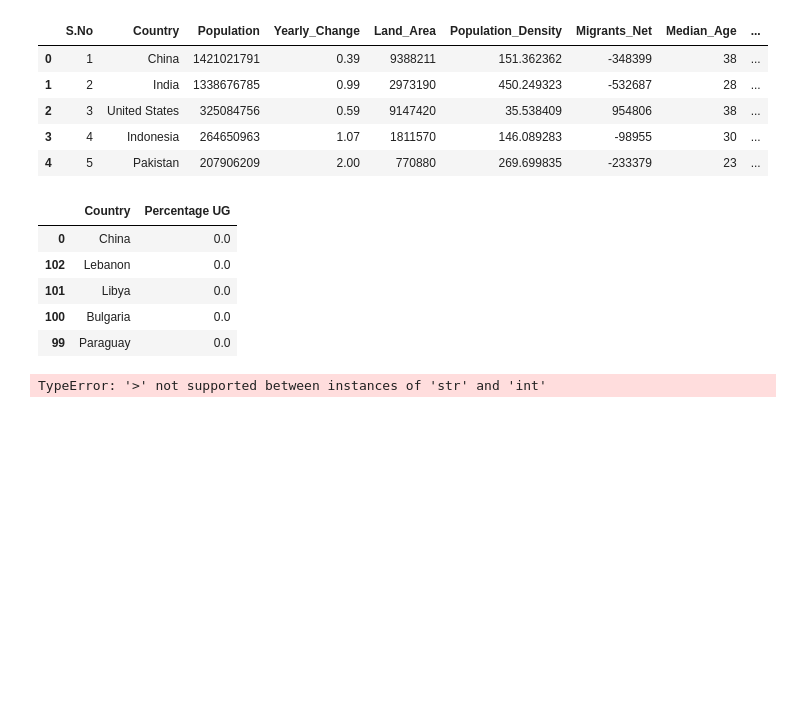
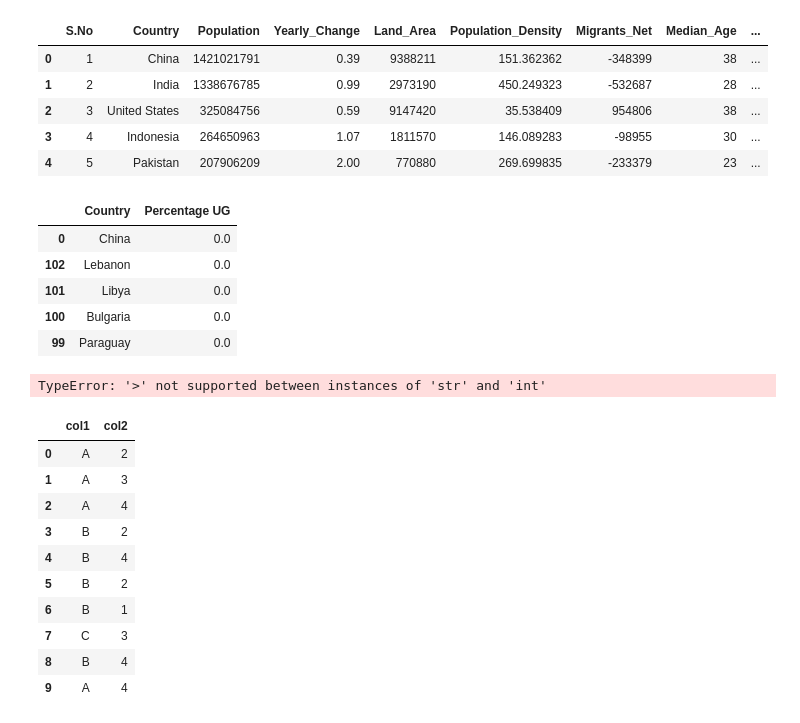
Before and after one commit to RAJAT199292/DataScienceVisualization, a Jupyter notebook: daily partcise.ipynb, the cells around one changed output. Saved outputs shown, nothing was run; the diff lists cells and outputs as text; code cells hidden in the pictures; blank space fills up the shorter version.

```diff
--- a/daily partcise.ipynb
+++ b/daily partcise.ipynb
@@ -1144,3 +1151,19 @@ df[['Country','Percentage UG']].sort_values(by='Percentage UG', ascending = Fals
 df['Percentage UG'> 90]
 # %% [output]
 TypeError: '>' not supported between instances of 'str' and 'int'
+# %%
+dframe=pd.DataFrame({'col1':['A']*3 + ['B']*4 + ['C','B','A'],'col2':[2,3,4,2,4,2,1,3,4,4]})
+# %%
+dframe
+# %% [output]
+|  | col1 | col2 |
+| 0 | A | 2 |
+| 1 | A | 3 |
+| 2 | A | 4 |
+| 3 | B | 2 |
+| 4 | B | 4 |
+| 5 | B | 2 |
+| 6 | B | 1 |
+| 7 | C | 3 |
+| 8 | B | 4 |
+| 9 | A | 4 |
```
Also changed, not shown: parts of 21 cells of this notebook, 5 other files.
